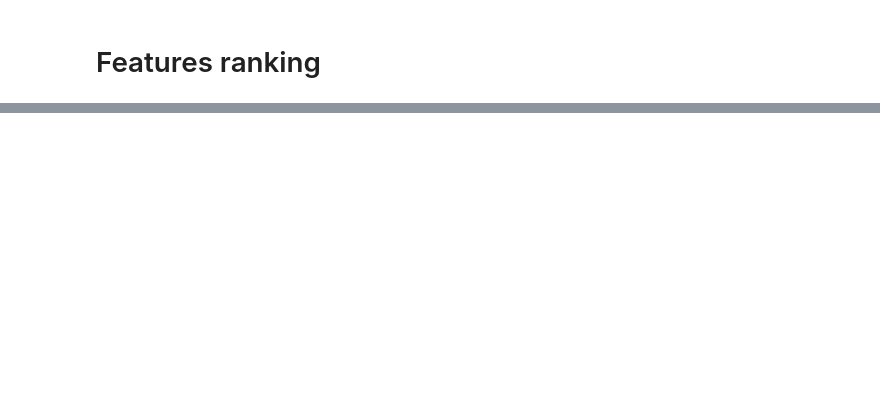
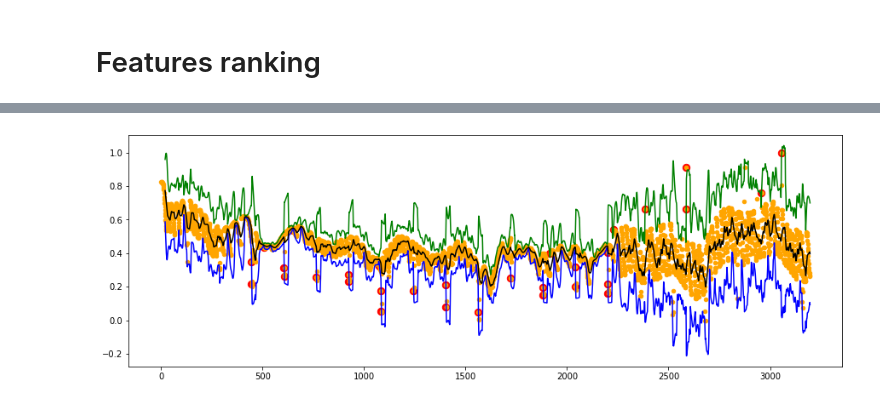
Before and after one commit to DZAlpha/ExoplanetHunting, a Jupyter notebook: exoplanets_hunting.ipynb, the cells around one changed output, grey strips where cells are left out. Saved outputs shown, nothing was run; the diff lists cells and outputs as text; code cells hidden in the pictures; blank space fills up the shorter version.

```diff
--- a/exoplanets_hunting.ipynb
+++ b/exoplanets_hunting.ipynb
@@ -190,0 +203,4 @@ Flux mean
+# %%
+plot_band(test_df.iloc[1])
+# %% [output]
+[figure, added]
```
Also changed, not shown: parts of 16 cells of this notebook, 1 other file.
